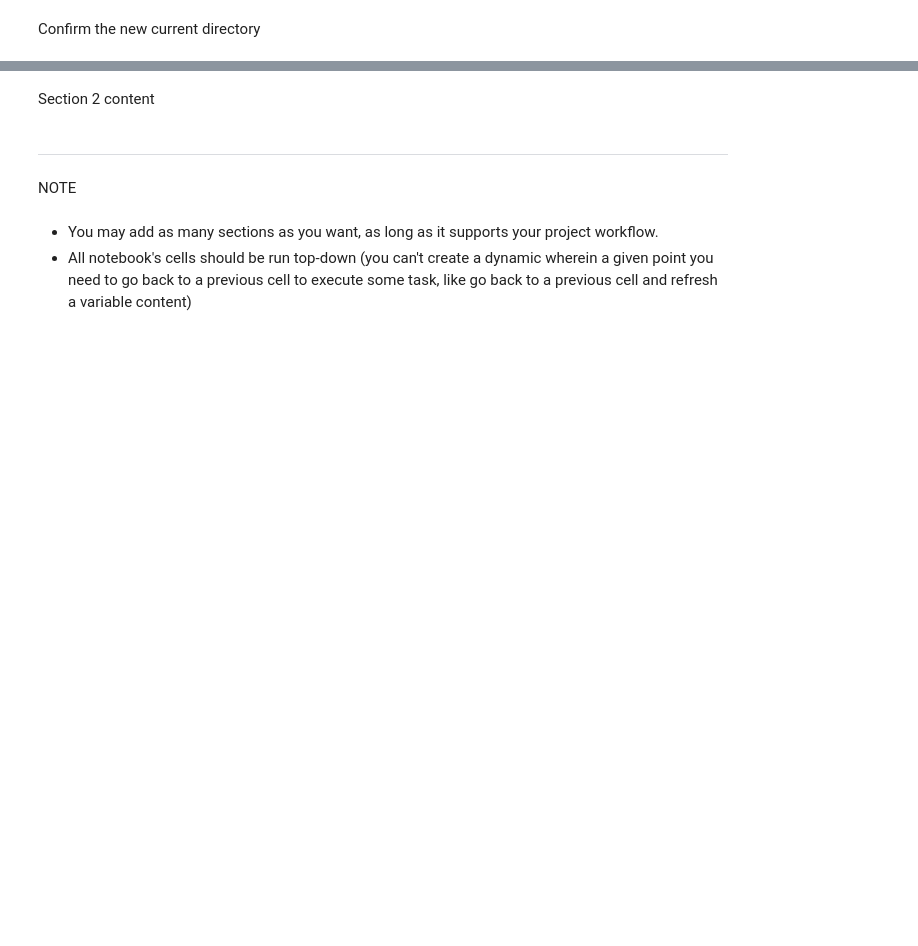
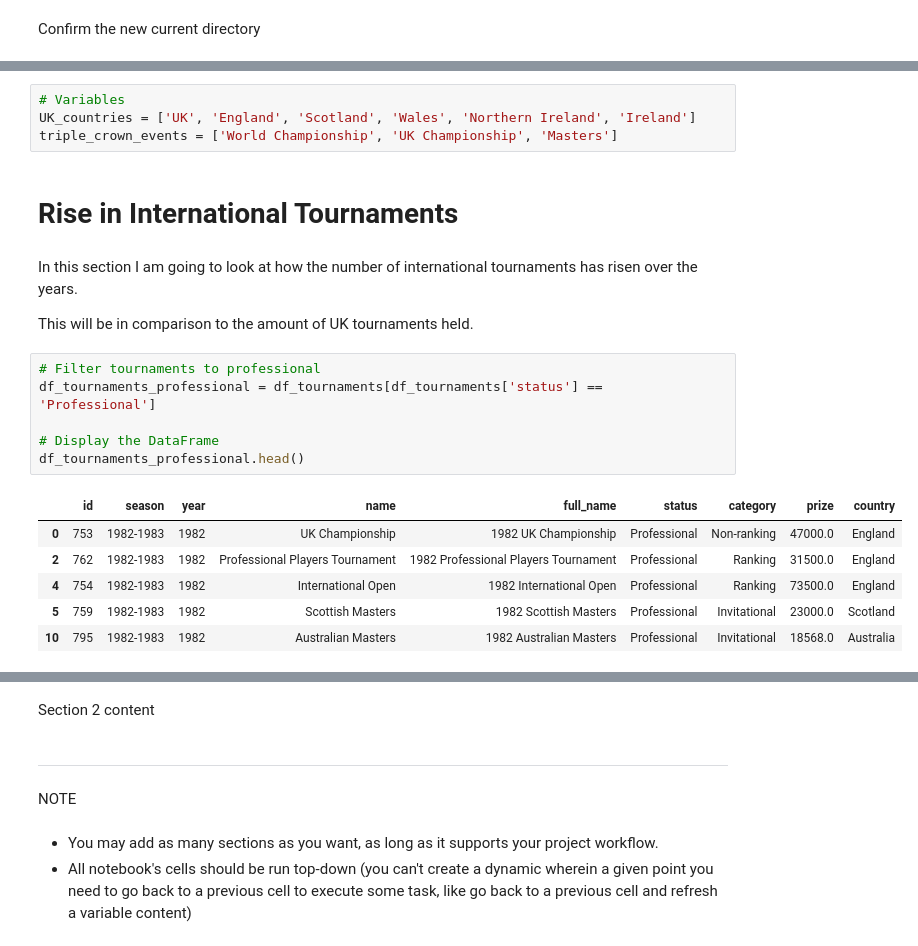
Before and after one commit to stephenbeese/Snooker-Data-Analysis, a Jupyter notebook: jupyter_notebooks/visualisations.ipynb, the cells around one changed output, grey strips where cells are left out. Saved outputs shown, nothing was run; the diff lists cells and outputs as text; blank space fills up the shorter version.

```diff
--- a/jupyter_notebooks/visualisations.ipynb
+++ b/jupyter_notebooks/visualisations.ipynb
@@ -94,0 +131,23 @@ current_dir
+# %%
+# Variables
+UK_countries = ['UK', 'England', 'Scotland', 'Wales', 'Northern Ireland', 'Ireland']
+triple_crown_events = ['World Championship', 'UK Championship', 'Masters']
+# %% [markdown]
+# Rise in International Tournaments
+# %% [markdown]
+In this section I am going to look at how the number of international tournaments has risen over the years.
+
+This will be in comparison to the amount of UK tournaments held.
+# %%
+# Filter tournaments to professional
+df_tournaments_professional = df_tournaments[df_tournaments['status'] == 'Professional']
+
+# Display the DataFrame
+df_tournaments_professional.head()
+# %% [output]
+|  | id | season | year | name | full_name | status | category | prize | country |
+| 0 | 753 | 1982-1983 | 1982 | UK Championship | 1982 UK Championship | Professional | Non-ranking | 47000.0 | England |
+| 2 | 762 | 1982-1983 | 1982 | Professional Players Tournament | 1982 Professional Players Tournament | Professional | Ranking | 31500.0 | England |
+| 4 | 754 | 1982-1983 | 1982 | International Open | 1982 International Open | Professional | Ranking | 73500.0 | England |
+| 5 | 759 | 1982-1983 | 1982 | Scottish Masters | 1982 Scottish Masters | Professional | Invitational | 23000.0 | Scotland |
+| 10 | 795 | 1982-1983 | 1982 | Australian Masters | 1982 Australian Masters | Professional | Invitational | 18568.0 | Australia |
```
Also changed, not shown: parts of 28 cells of this notebook, 3 other files.
